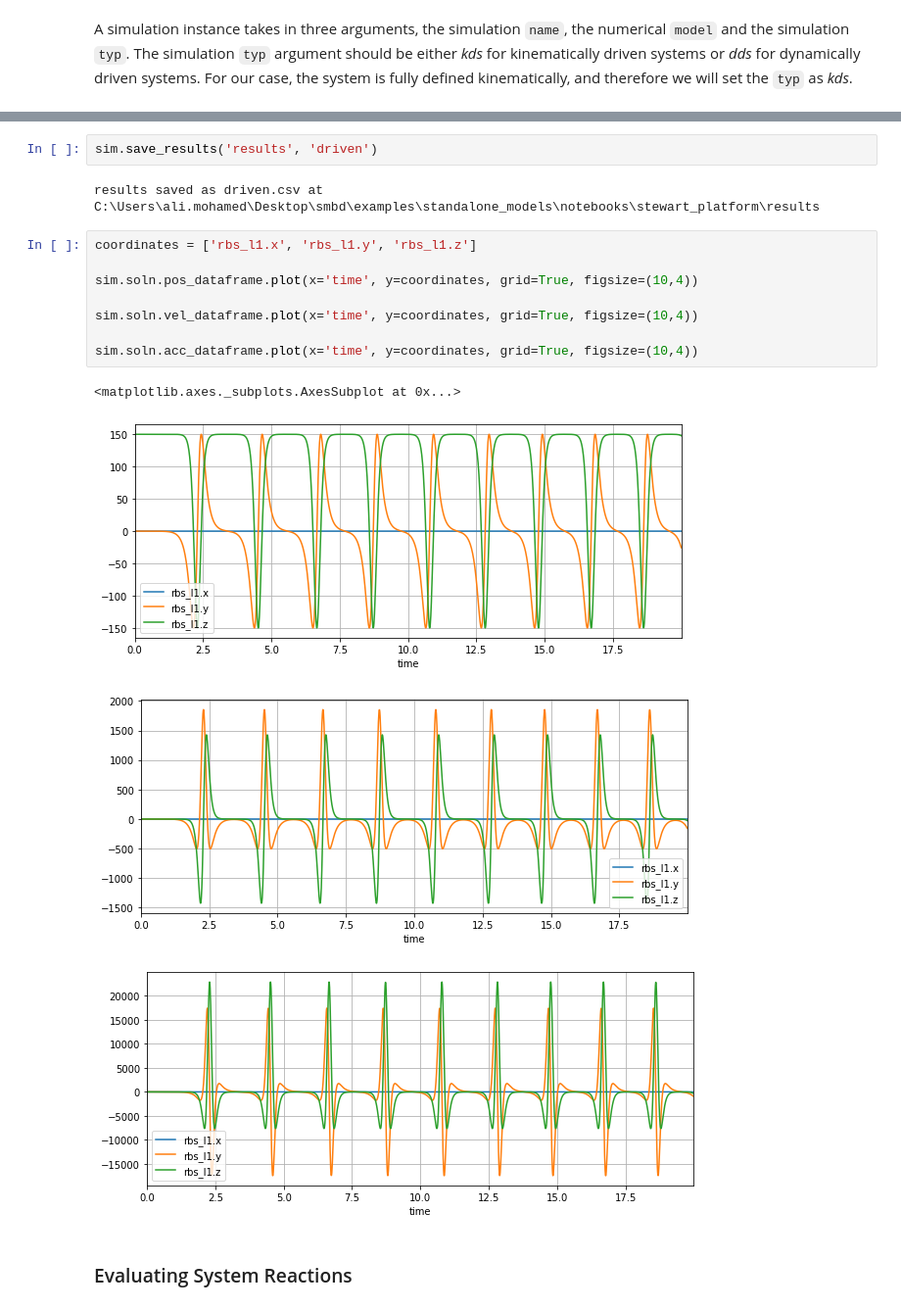
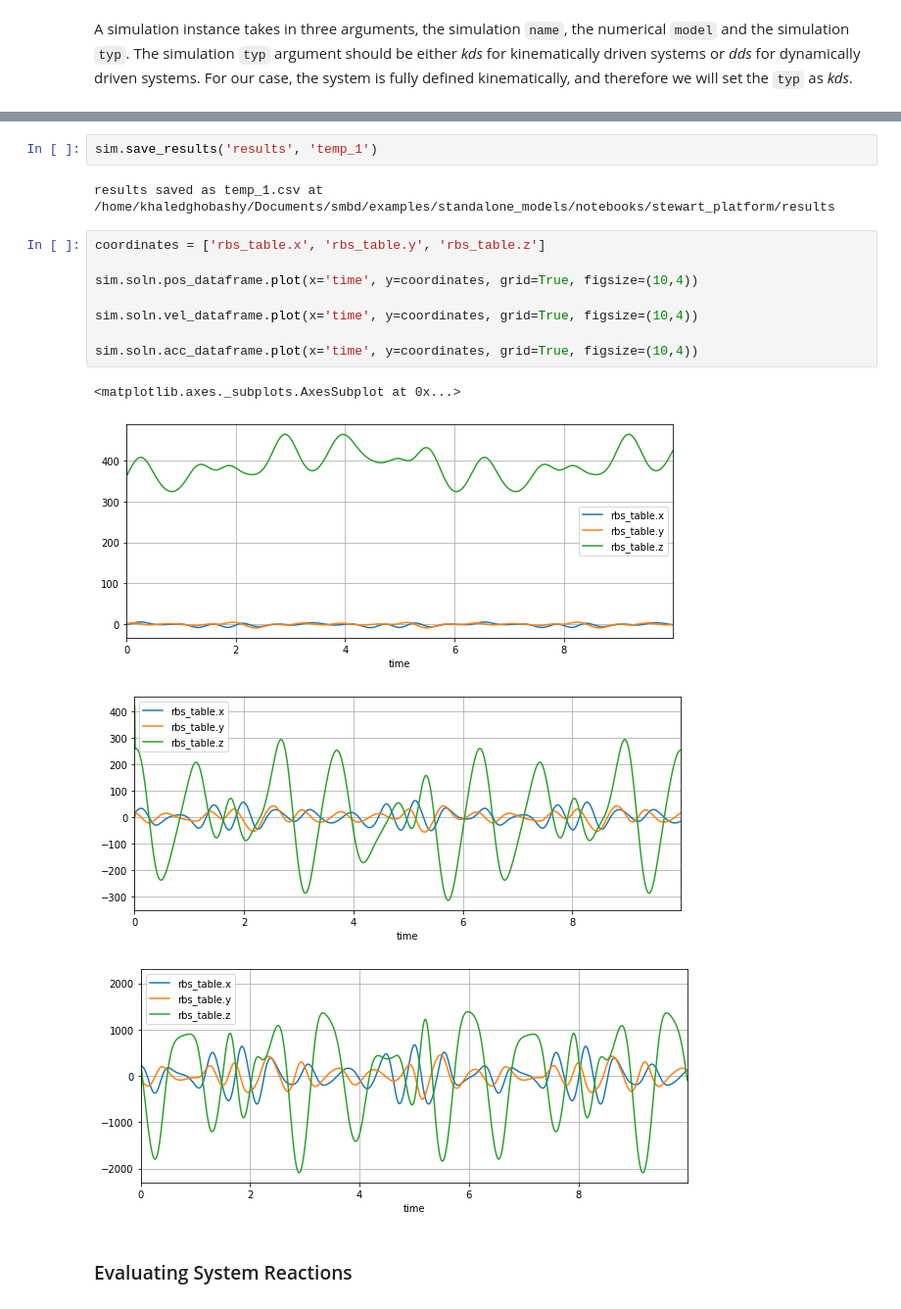
Before and after one commit to khaledghobashy/uraeus_smbd, a Jupyter notebook: examples/standalone_models/notebooks/stewart_platform/stewart_platform.ipynb, the cells around one changed output, grey strips where cells are left out. Shown at 98% size. Saved outputs shown, nothing was run; the diff lists cells and outputs as text.

```diff
--- a/examples/standalone_models/notebooks/stewart_platform/stewart_platform.ipynb
+++ b/examples/standalone_models/notebooks/stewart_platform/stewart_platform.ipynb
@@ -503,20 +461,20 @@ Running System Kinematic Analysis:
 # %%
-sim.save_results('results', 'driven')
+sim.save_results('results', 'temp_1')
 # %% [output]
-results saved as driven.csv at C:\Users\ali.mohamed\Desktop\smbd\examples\standalone_models\notebooks\stewart_platform\results
+results saved as temp_1.csv at /home/khaledghobashy/Documents/smbd/examples/standalone_models/notebooks/stewart_platform/results
 # %%
-coordinates = ['rbs_l1.x', 'rbs_l1.y', 'rbs_l1.z']
+coordinates = ['rbs_table.x', 'rbs_table.y', 'rbs_table.z']
 
 sim.soln.pos_dataframe.plot(x='time', y=coordinates, grid=True, figsize=(10,4))
 
 sim.soln.vel_dataframe.plot(x='time', y=coordinates, grid=True, figsize=(10,4))
 
 sim.soln.acc_dataframe.plot(x='time', y=coordinates, grid=True, figsize=(10,4))
 # %% [output]
 <matplotlib.axes._subplots.AxesSubplot at 0x...>
-[figure, old version]
+[figure, new version]
-[figure, old version]
+[figure, new version]
-[figure, old version]
+[figure, new version]
 # %% [markdown]
 ### Evaluating System Reactions
 # %% [markdown]
```
Also changed, not shown: parts of 16 cells of this notebook.
